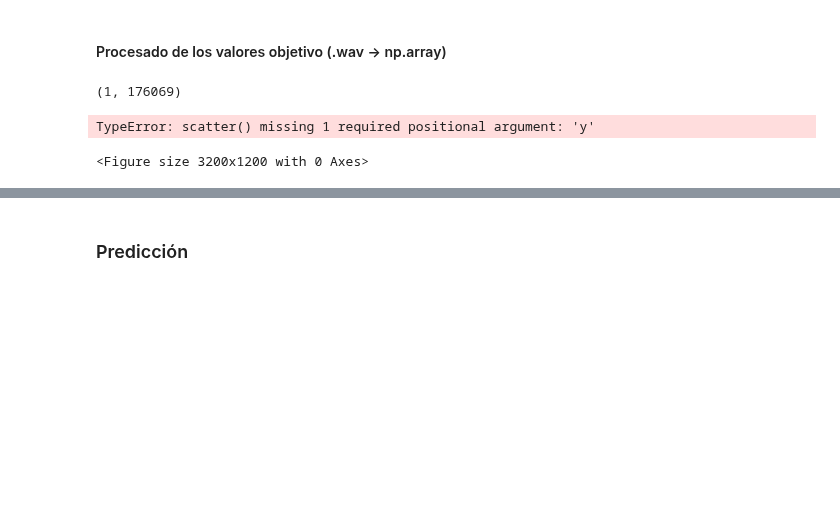
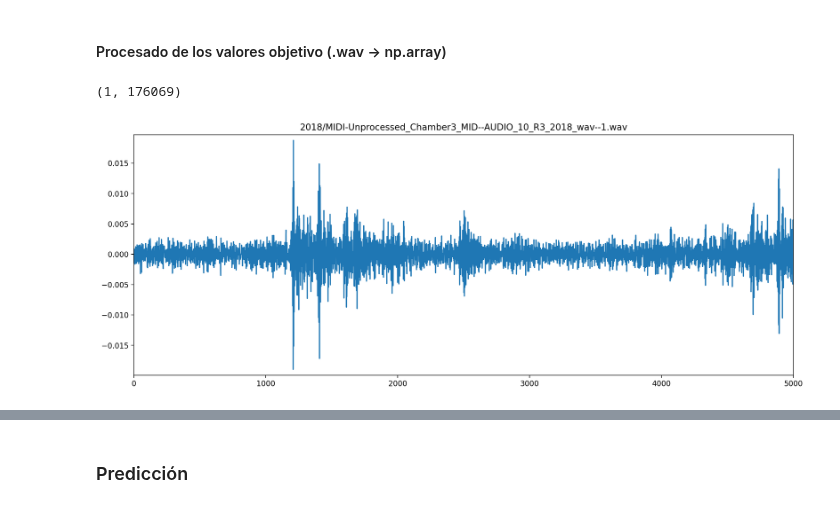
Before and after one commit to alvaro-lg/TFG, a Jupyter notebook: TFG.ipynb, the cells around one changed output, grey strips where cells are left out. Saved outputs shown, nothing was run; the diff lists cells and outputs as text; code cells hidden in the pictures; blank space fills up the shorter version.

```diff
--- a/TFG.ipynb
+++ b/TFG.ipynb
@@ -298,7 +296,9 @@ plot_pianoroll(pianorolls[0][0:20000], title=df['midi_filename'][0])
 '''
 def plot_wav(wave, title=None):
     plt.figure(figsize=(16,6),dpi=200)
-    plt.scatter(wave)
+    plt.plot(wave)
+    plt.xlim(0, len(wave))
+    plt.ylim(min(wave) * 1.05, max(wave) * 1.05)
     if title is not None: plt.title(title)
     plt.show()
 
@@ -320,8 +320,7 @@ def vectorize_wavs(files, sampling_rate=SAMPLING_RATE, dir_path=PATH):
 # %%
 waves = vectorize_wavs(df['audio_filename'][0:1])
 print(waves.shape)
-plot_wav(waves[0][0:100], title=df['audio_filename'][0])
+plot_wav(waves[0][0:5000], title=df['audio_filename'][0])
 # %% [output]
 (1, 176069)
-TypeError: scatter() missing 1 required positional argument: 'y'
-<Figure size 3200x1200 with 0 Axes>
+[figure, added]
```
Also changed, not shown: parts of 10 cells of this notebook.
